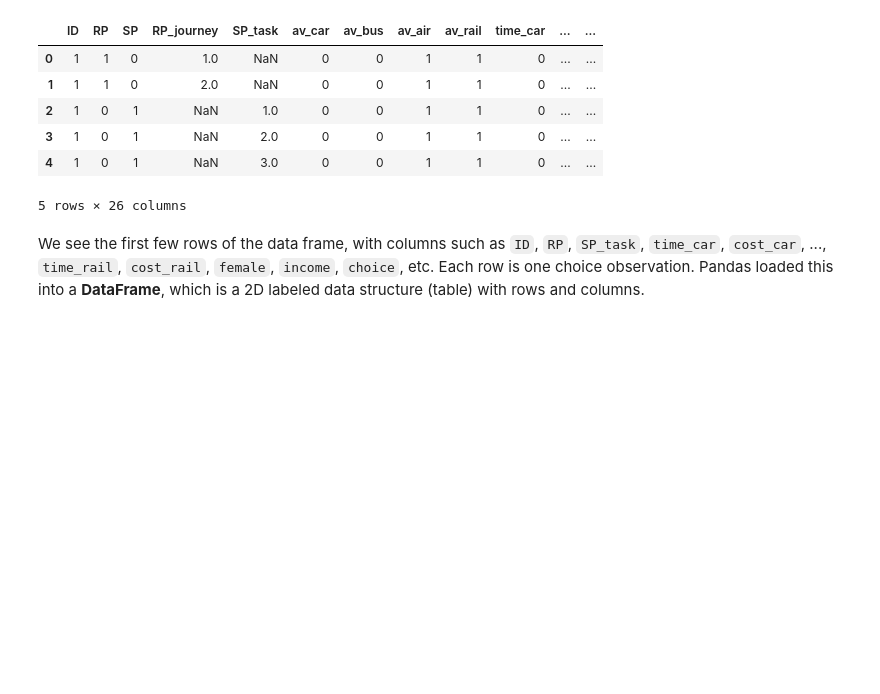
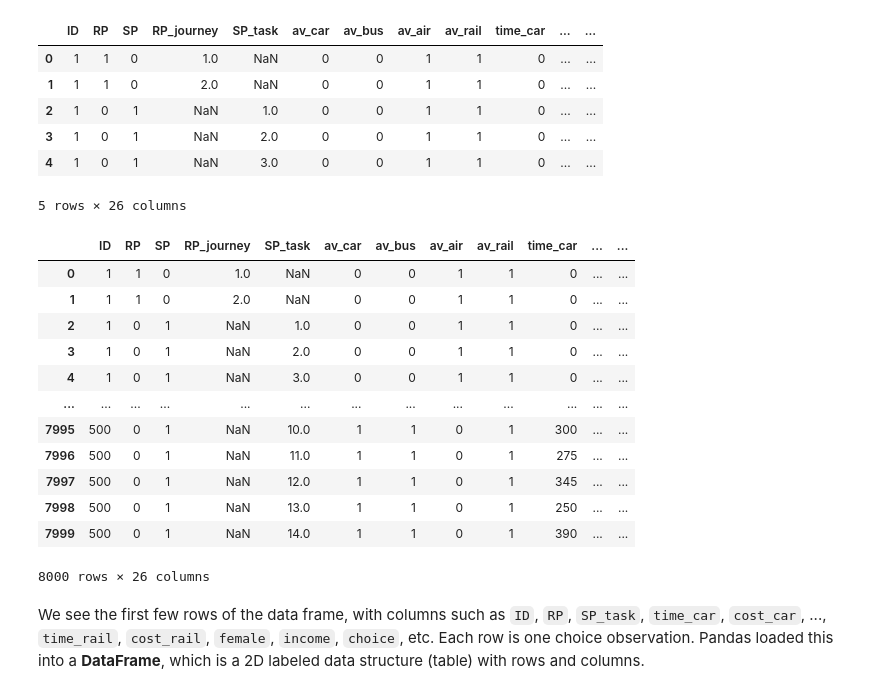
Before and after one commit to amanirad/cmc-python-intro, a Jupyter notebook: notebooks/02_numpy_pandas_mode_choice.ipynb, the cells around one changed output. Cells and saved outputs as stored; diff of their text form; code cells hidden in the pictures; blank space fills up the shorter version.

```diff
--- a/notebooks/02_numpy_pandas_mode_choice.ipynb
+++ b/notebooks/02_numpy_pandas_mode_choice.ipynb
@@ -29,6 +29,22 @@ Data loaded. Number of rows: 8000
 | 3 | 1 | 0 | 1 | NaN | 2.0 | 0 | 0 | 1 | 1 | 0 | ... | ... |
 | 4 | 1 | 0 | 1 | NaN | 3.0 | 0 | 0 | 1 | 1 | 0 | ... | ... |
 5 rows × 26 columns
+# %%
+df
+# %% [output]
+|  | ID | RP | SP | RP_journey | SP_task | av_car | av_bus | av_air | av_rail | time_car | ... | ... |
+| 0 | 1 | 1 | 0 | 1.0 | NaN | 0 | 0 | 1 | 1 | 0 | ... | ... |
+| 1 | 1 | 1 | 0 | 2.0 | NaN | 0 | 0 | 1 | 1 | 0 | ... | ... |
+| 2 | 1 | 0 | 1 | NaN | 1.0 | 0 | 0 | 1 | 1 | 0 | ... | ... |
+| 3 | 1 | 0 | 1 | NaN | 2.0 | 0 | 0 | 1 | 1 | 0 | ... | ... |
+| 4 | 1 | 0 | 1 | NaN | 3.0 | 0 | 0 | 1 | 1 | 0 | ... | ... |
+| ... | ... | ... | ... | ... | ... | ... | ... | ... | ... | ... | ... | ... |
+| 7995 | 500 | 0 | 1 | NaN | 10.0 | 1 | 1 | 0 | 1 | 300 | ... | ... |
+| 7996 | 500 | 0 | 1 | NaN | 11.0 | 1 | 1 | 0 | 1 | 275 | ... | ... |
+| 7997 | 500 | 0 | 1 | NaN | 12.0 | 1 | 1 | 0 | 1 | 345 | ... | ... |
+| 7998 | 500 | 0 | 1 | NaN | 13.0 | 1 | 1 | 0 | 1 | 250 | ... | ... |
+| 7999 | 500 | 0 | 1 | NaN | 14.0 | 1 | 1 | 0 | 1 | 390 | ... | ... |
+8000 rows × 26 columns
 # %% [markdown]
 We see the first few rows of the data frame, with columns such as `ID`, `RP`, `SP_task`, `time_car`, `cost_car`, ..., `time_rail`, `cost_rail`, `female`, `income`, `choice`, etc. Each row is one choice observation. Pandas loaded this into a **DataFrame**, which is a 2D labeled data structure (table) with rows and columns.
 # %% [markdown]
```
Also changed, not shown: parts of 21 cells of this notebook, 4 other files.
